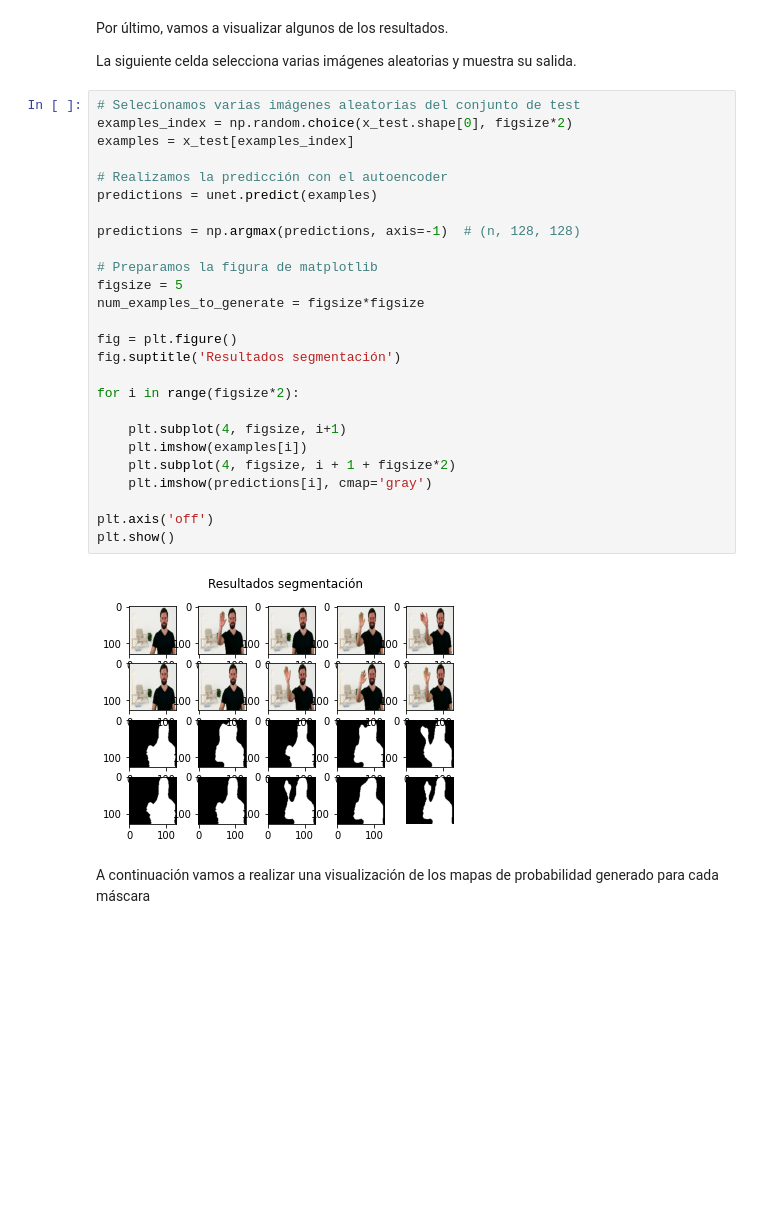
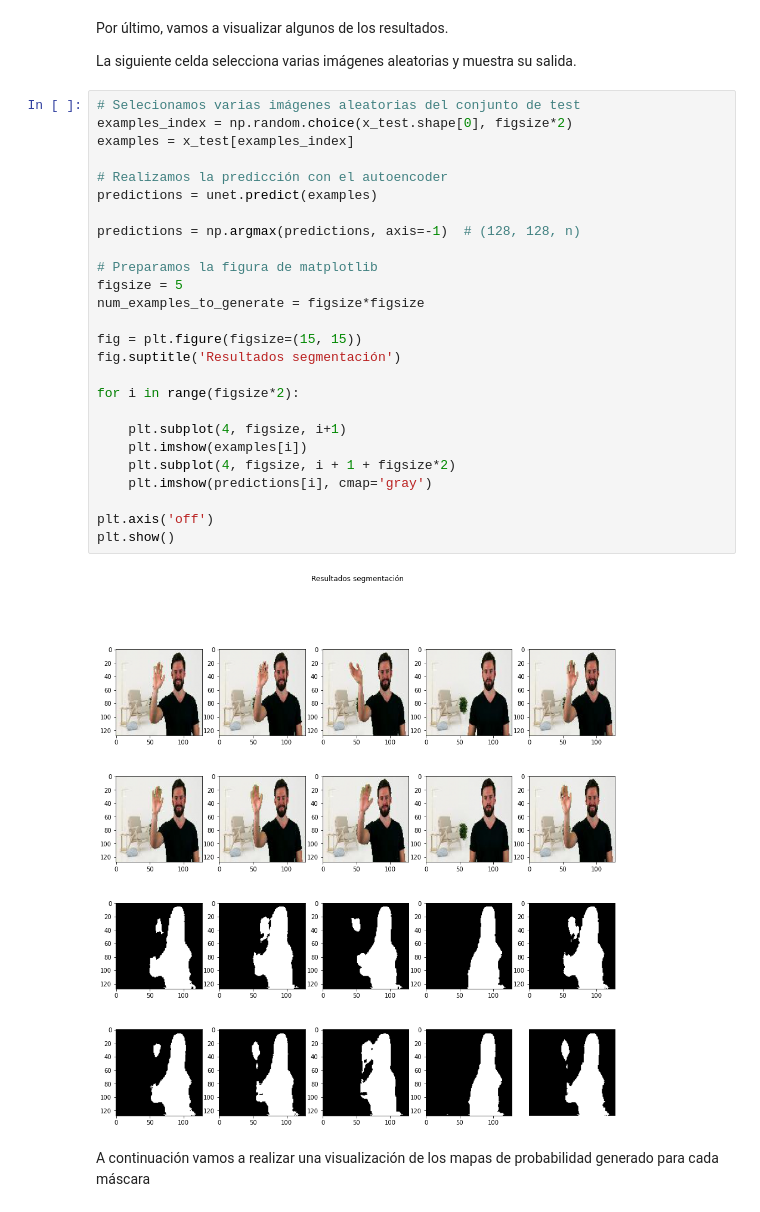
Before and after one commit to SergioHdezG/TallerSegmentacionMOVA, a Jupyter notebook: imagenes/soluciones/taller_1_autoencoders_resuelto.ipynb, the cells around one changed output. Saved outputs shown, nothing was run; the diff lists cells and outputs as text; blank space fills up the shorter version.

```diff
--- a/imagenes/soluciones/taller_1_autoencoders_resuelto.ipynb
+++ b/imagenes/soluciones/taller_1_autoencoders_resuelto.ipynb
@@ -681,31 +708,31 @@ La siguiente celda selecciona varias imágenes aleatorias y muestra su salida.
 # %%
 # Selecionamos varias imágenes aleatorias del conjunto de test
 examples_index = np.random.choice(x_test.shape[0], figsize*2)
 examples = x_test[examples_index]
 
 # Realizamos la predicción con el autoencoder
 predictions = unet.predict(examples)
 
-predictions = np.argmax(predictions, axis=-1)  # (n, 128, 128)
+predictions = np.argmax(predictions, axis=-1)  # (128, 128, n)
 
 # Preparamos la figura de matplotlib
 figsize = 5
 num_examples_to_generate = figsize*figsize
 
-fig = plt.figure()
+fig = plt.figure(figsize=(15, 15))
 fig.suptitle('Resultados segmentación')
 
 for i in range(figsize*2):
 
     plt.subplot(4, figsize, i+1)
     plt.imshow(examples[i])
     plt.subplot(4, figsize, i + 1 + figsize*2)
     plt.imshow(predictions[i], cmap='gray')
 
 plt.axis('off')
 plt.show()
 # %% [output]
-[figure, old version]
+[figure, new version]
 # %% [markdown]
 A continuación vamos a realizar una visualización de los mapas de probabilidad generado para cada máscara
 # %%
```
Also changed, not shown: parts of 24 cells of this notebook, 1 other file.
